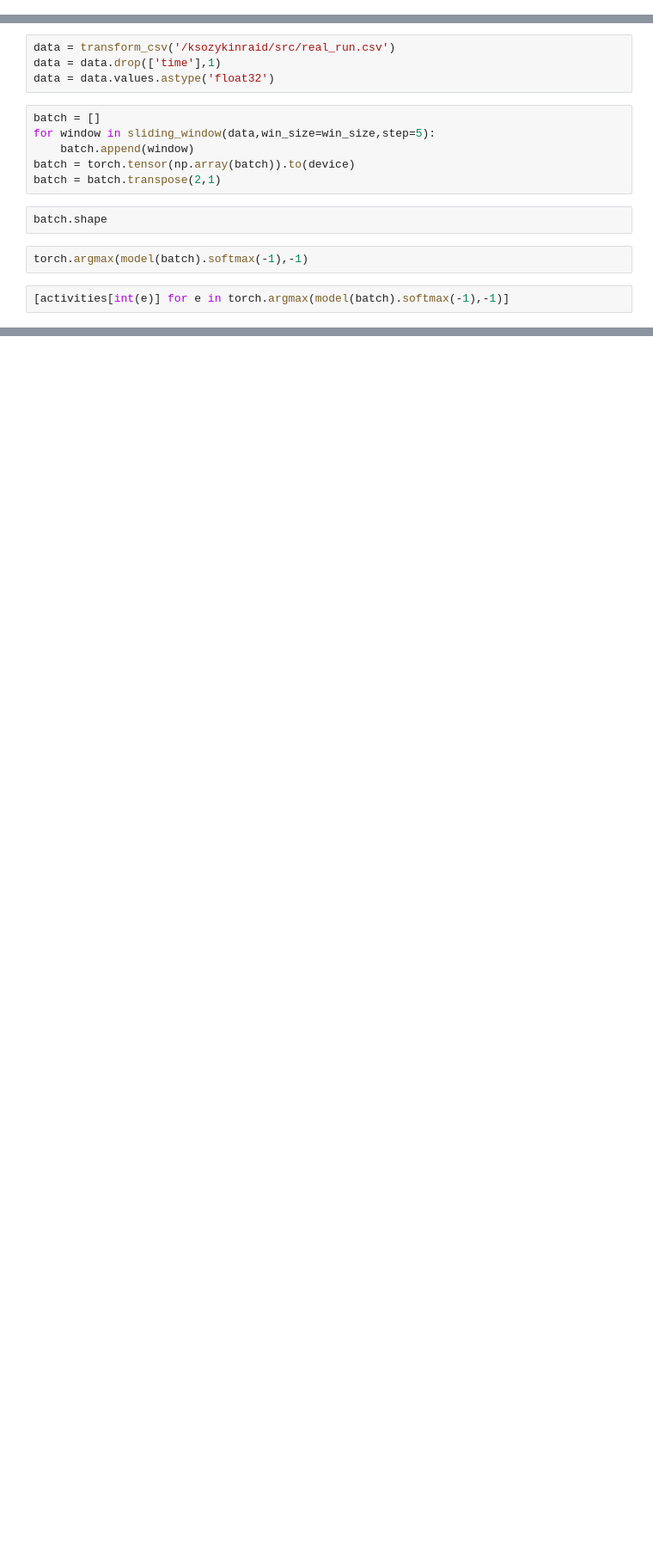
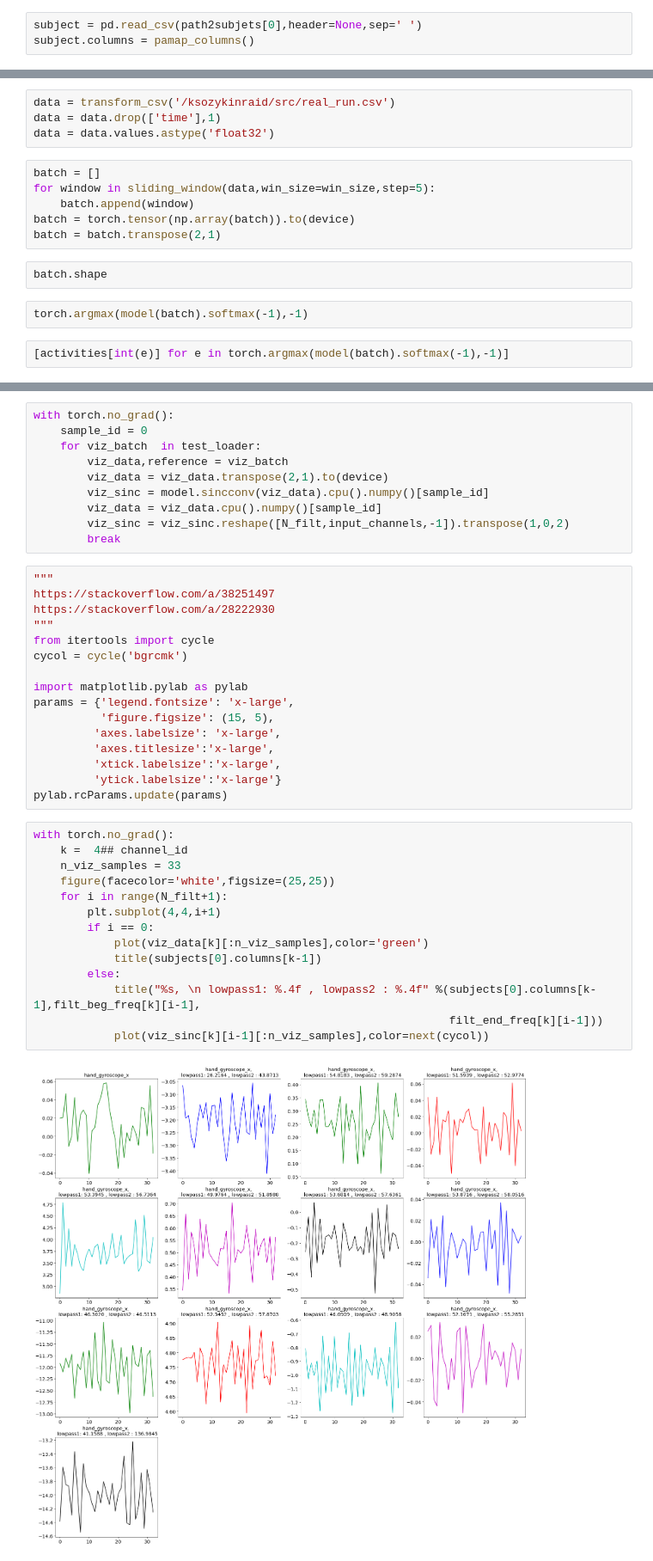
Before and after one commit to gogolgrind/skdl-sensors-har, a Jupyter notebook: pamap2.ipynb, the cells around one changed output, grey strips where cells are left out. Shown at 86% size. Saved outputs shown, nothing was run; the diff lists cells and outputs as text; blank space fills up the shorter version.

Commit message:
sinc vizualisation

```diff
--- a/pamap2.ipynb
+++ b/pamap2.ipynb
@@ -91,6 +91,9 @@ step = 128
 demo_mode = False
 # %%
 activities = demo_activities if demo_mode else  subset_activities
+# %%
+subject = pd.read_csv(path2subjets[0],header=None,sep=' ')
+subject.columns = pamap_columns()
 # %%
 subjects = []
 n_subjects = len(path2subjets)
@@ -653,0 +674,42 @@ torch.argmax(model(batch).softmax(-1),-1)
+# %%
+with torch.no_grad():
+    sample_id = 0
+    for viz_batch  in test_loader:
+        viz_data,reference = viz_batch
+        viz_data = viz_data.transpose(2,1).to(device)
+        viz_sinc = model.sincconv(viz_data).cpu().numpy()[sample_id]
+        viz_data = viz_data.cpu().numpy()[sample_id]
+        viz_sinc = viz_sinc.reshape([N_filt,input_channels,-1]).transpose(1,0,2)
+        break
+# %%
+"""
+https://stackoverflow.com/a/38251497
+https://stackoverflow.com/a/28222930
+"""
+from itertools import cycle
+cycol = cycle('bgrcmk')
+
+import matplotlib.pylab as pylab
+params = {'legend.fontsize': 'x-large',
+          'figure.figsize': (15, 5),
+         'axes.labelsize': 'x-large',
+         'axes.titlesize':'x-large',
+         'xtick.labelsize':'x-large',
+         'ytick.labelsize':'x-large'}
+pylab.rcParams.update(params)
+# %%
+with torch.no_grad():
+    k =  4## channel_id
+    n_viz_samples = 33
+    figure(facecolor='white',figsize=(25,25))
+    for i in range(N_filt+1):
+        plt.subplot(4,4,i+1)
+        if i == 0:
+            plot(viz_data[k][:n_viz_samples],color='green')
+            title(subjects[0].columns[k-1])
+        else:
+            title("%s, \n lowpass1: %.4f , lowpass2 : %.4f" %(subjects[0].columns[k-1],filt_beg_freq[k][i-1],
+                                                              filt_end_freq[k][i-1]))
+            plot(viz_sinc[k][i-1][:n_viz_samples],color=next(cycol))
+# %% [output]
+[figure, added]
```
Also changed, not shown: parts of 3 cells of this notebook.
